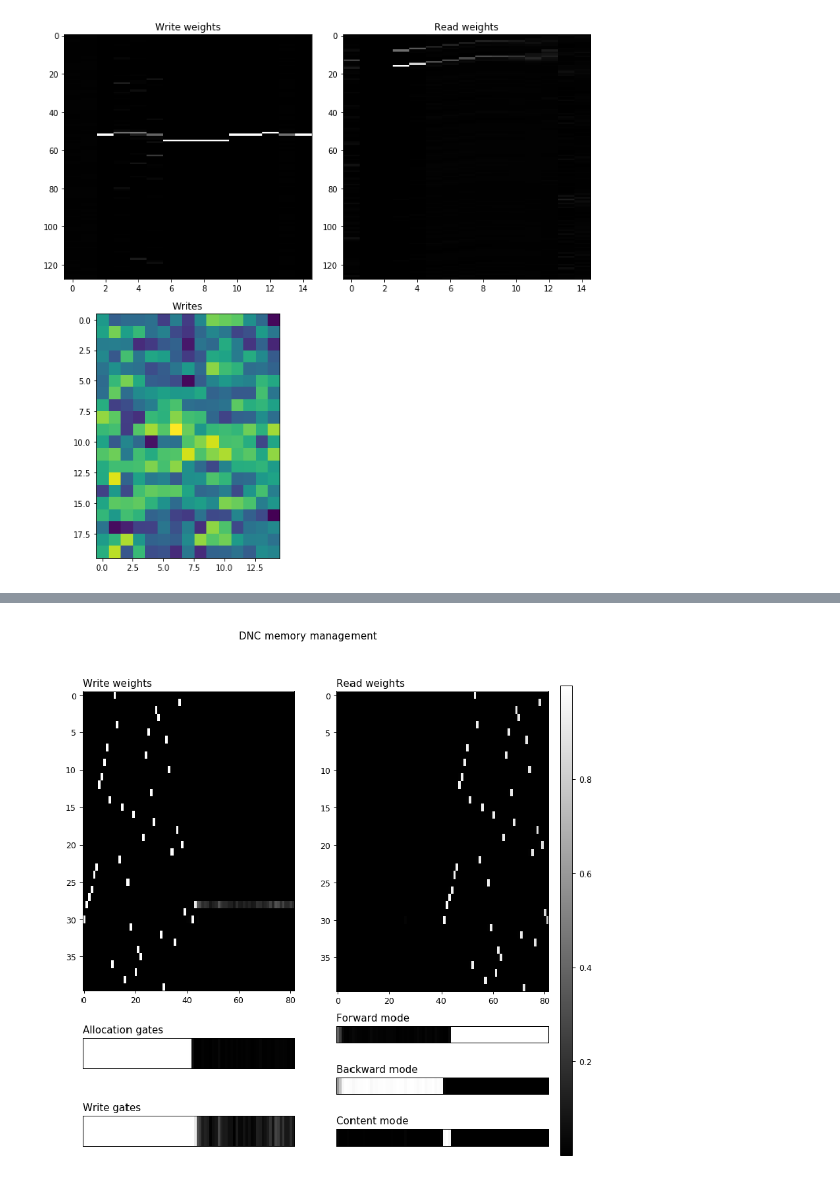
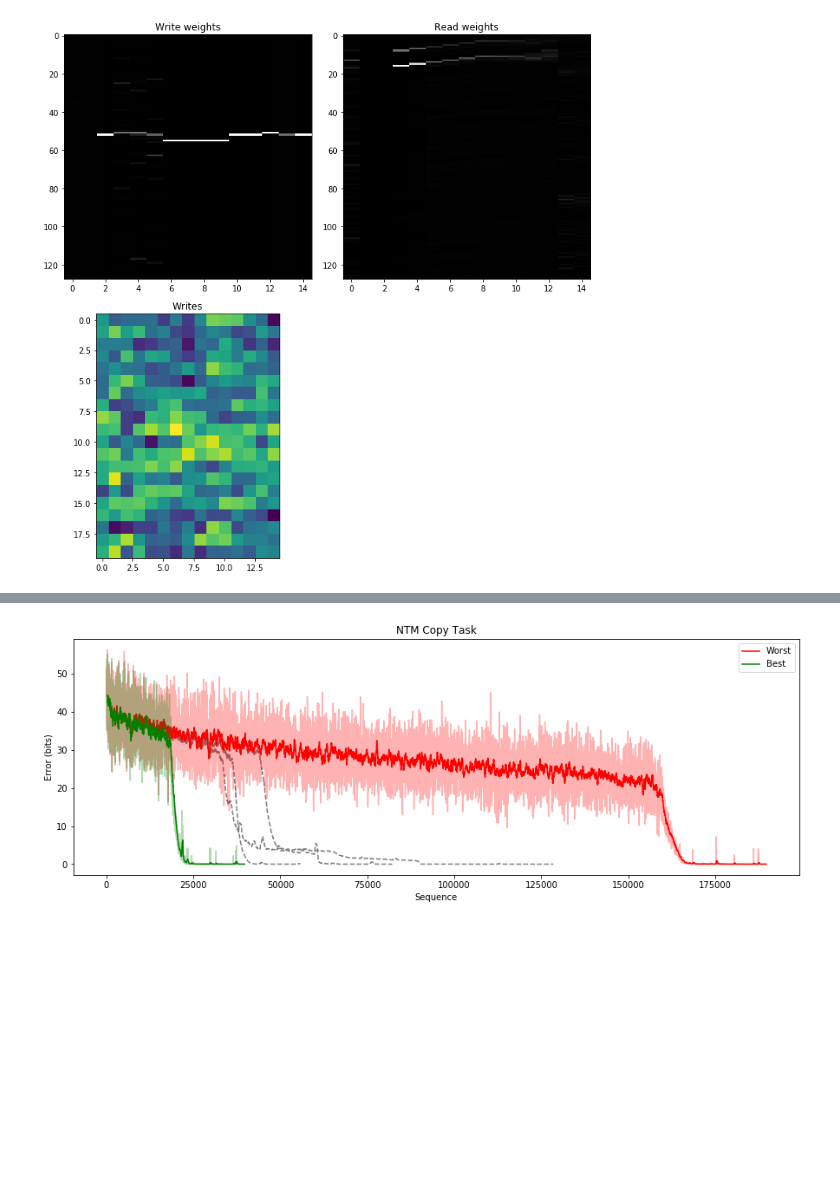
Before and after one commit to dasimagin/ksenia, a Jupyter notebook: Memory Visualization.ipynb, the cells around one changed output, grey strips where cells are left out. Drawn from its saved outputs; the diff is of its cells as text; code cells hidden in the pictures; blank space fills up the shorter version.

Commit message:
Add tensorboard export

```diff
--- a/Memory Visualization.ipynb
+++ b/Memory Visualization.ipynb
@@ -248,7 +102,0 @@ im = utils.dnc_img(info)
-# %%
-plt.figure(figsize=(15, 15))
-plt.imshow(np.moveaxis(im, 0, -1), cmap='gray')
-plt.axis('off')
-plt.show()
-# %% [output]
-[figure, removed]
@@ -254,0 +110,42 @@ plt.show()
+# %%
+def extract_scalars(experiment):
+    result = defaultdict(lambda: defaultdict(list))
+    p = Path("experiments")/experiment/"tensorboard"
+    for s in p.glob("seed_*"):
+        seed = s.name.split("_")[-1]
+        event = EventAccumulator(str(s))
+        event.Reload()
+        for tag in event.Tags()['scalars']:
+            for scalar in event.Scalars(tag):
+                result[seed][tag].append([scalar.step, scalar.value])
+            result[seed][tag] = pd.DataFrame(result[seed][tag], columns=['step', 'value'])
+    return result
+# %%
+def plot_train_cost(costs, title, export):
+    plt.figure(figsize=(15, 5))
+    lengths = list(map(len, costs))
+    min_len = lengths.index(min(lengths))
+    max_len = lengths.index(max(lengths))
+
+    for i, d in enumerate(costs):
+        if i != min_len and i != max_len:
+            plt.plot(d.step, d.value.rolling(50).mean(), color='gray', linestyle='--', label='_nolegend_')
+
+    plt.plot(costs[max_len].step, costs[max_len].value.rolling(20).mean(), color='red', label='Worst')
+    plt.plot(costs[max_len].step, costs[max_len].value, 'red', alpha=0.3, label='_nolegend_')
+
+    plt.plot(costs[min_len].step, costs[min_len].value.rolling(20).mean(), color='green', label='Best')
+    plt.plot(costs[min_len].step, costs[min_len].value, 'green', alpha=0.3, label='_nolegend_')
+
+    plt.title(title)
+    plt.xlabel('Sequence')
+    plt.ylabel('Error (bits)')
+    plt.legend()
+    matplotlib2tikz.save(export)
+# %%
+# NTM Copy
+ntm_copy = extract_scalars("copy/ntm")
+# %%
+plot_train_cost([s["train/cost"] for s in ntm_copy.values()], "NTM Copy Task", "/Users/irubachev/ntm_copy.tex")
+# %% [output]
+[figure, added]
```
Also changed, not shown: parts of 24 cells of this notebook, 30 other files.
